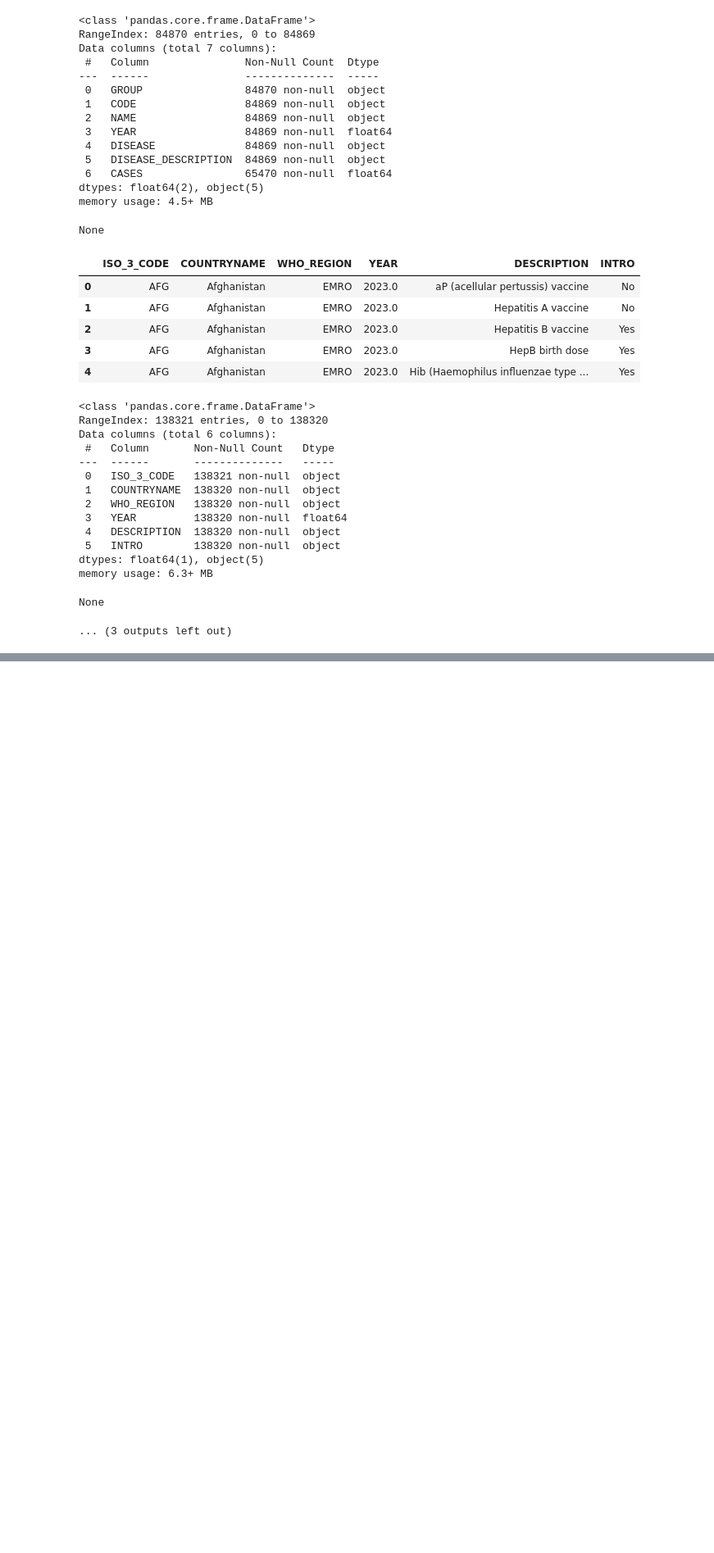
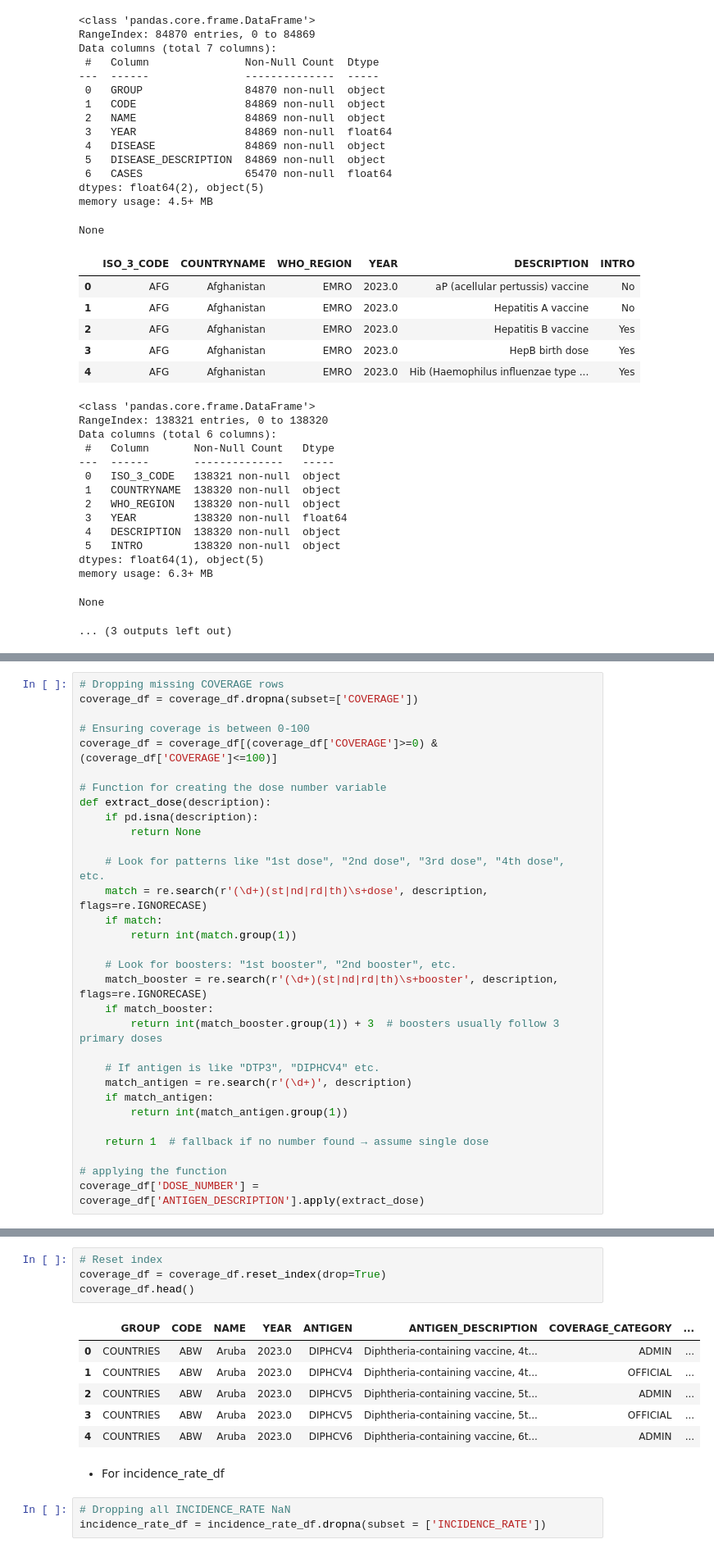
Before and after one commit to Shubhampandey1git/Vaccination-Project, a Jupyter notebook: test.ipynb, the cells around one changed output, grey strips where cells are left out. Shown at 82% size. Cells and saved outputs as stored; diff of their text form; blank space fills up the shorter version.

```diff
--- a/test.ipynb
+++ b/test.ipynb
@@ -135,0 +202,31 @@ None
+# %%
+# Dropping missing COVERAGE rows
+coverage_df = coverage_df.dropna(subset=['COVERAGE'])
+
+# Ensuring coverage is between 0-100
+coverage_df = coverage_df[(coverage_df['COVERAGE']>=0) & (coverage_df['COVERAGE']<=100)]
+
+# Function for creating the dose number variable
+def extract_dose(description):
+    if pd.isna(description):
+        return None
+
+    # Look for patterns like "1st dose", "2nd dose", "3rd dose", "4th dose", etc.
+    match = re.search(r'(\d+)(st|nd|rd|th)\s+dose', description, flags=re.IGNORECASE)
+    if match:
+        return int(match.group(1))
+
+    # Look for boosters: "1st booster", "2nd booster", etc.
+    match_booster = re.search(r'(\d+)(st|nd|rd|th)\s+booster', description, flags=re.IGNORECASE)
+    if match_booster:
+        return int(match_booster.group(1)) + 3  # boosters usually follow 3 primary doses
+
+    # If antigen is like "DTP3", "DIPHCV4" etc.
+    match_antigen = re.search(r'(\d+)', description)
+    if match_antigen:
+        return int(match_antigen.group(1))
+
+    return 1  # fallback if no number found → assume single dose
+
+# applying the function
+coverage_df['DOSE_NUMBER'] = coverage_df['ANTIGEN_DESCRIPTION'].apply(extract_dose)
@@ -135,0 +326,16 @@ None
+# %%
+# Reset index
+coverage_df = coverage_df.reset_index(drop=True)
+coverage_df.head()
+# %% [output]
+|  | GROUP | CODE | NAME | YEAR | ANTIGEN | ANTIGEN_DESCRIPTION | COVERAGE_CATEGORY | ... |
+| 0 | COUNTRIES | ABW | Aruba | 2023.0 | DIPHCV4 | Diphtheria-containing vaccine, 4t... | ADMIN | ... |
+| 1 | COUNTRIES | ABW | Aruba | 2023.0 | DIPHCV4 | Diphtheria-containing vaccine, 4t... | OFFICIAL | ... |
+| 2 | COUNTRIES | ABW | Aruba | 2023.0 | DIPHCV5 | Diphtheria-containing vaccine, 5t... | ADMIN | ... |
+| 3 | COUNTRIES | ABW | Aruba | 2023.0 | DIPHCV5 | Diphtheria-containing vaccine, 5t... | OFFICIAL | ... |
+| 4 | COUNTRIES | ABW | Aruba | 2023.0 | DIPHCV6 | Diphtheria-containing vaccine, 6t... | ADMIN | ... |
+# %% [markdown]
+- For incidence_rate_df
+# %%
+# Dropping all INCIDENCE_RATE NaN
+incidence_rate_df = incidence_rate_df.dropna(subset = ['INCIDENCE_RATE'])
```
Also changed, not shown: parts of 26 cells of this notebook.
